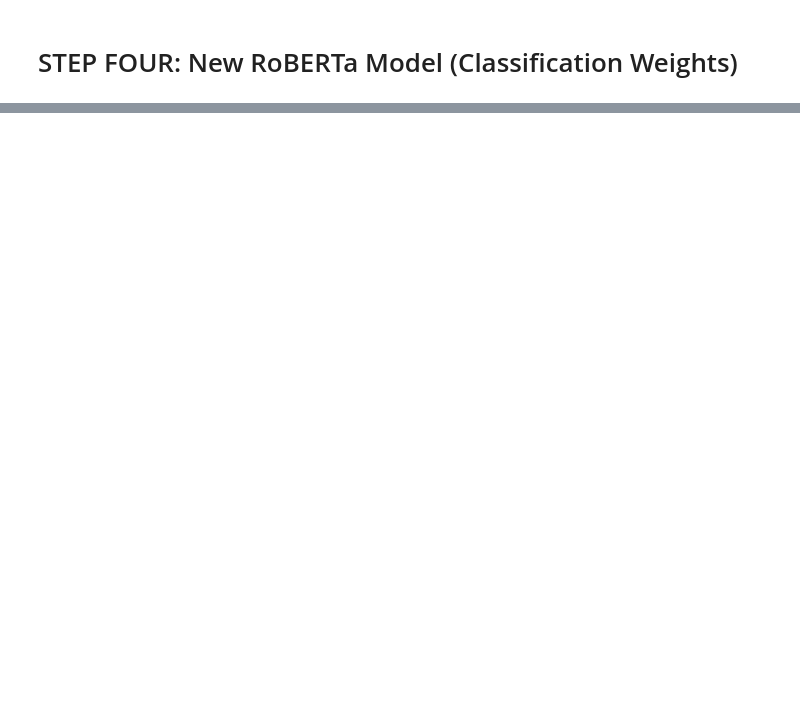
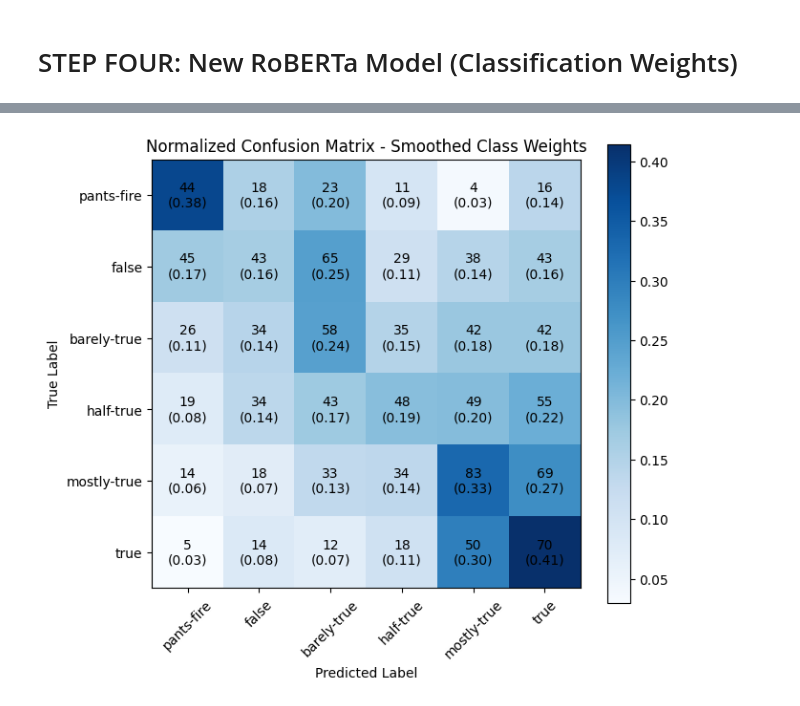
Before and after one commit to korukondarrao/LIAR_weightclassification, a Jupyter notebook: Final_Project.ipynb, the cells around one changed output, grey strips where cells are left out. Cells and saved outputs as stored; diff of their text form; code cells hidden in the pictures; blank space fills up the shorter version.

Commit message:
RoBERTa weighted classification done and Comparision between models completed and added

```diff
--- a/Final_Project.ipynb
+++ b/Final_Project.ipynb
@@ -57,6 +57,7 @@ label_map = {"pants-fire": 0, "false": 1, "barely-true": 2, "half-true": 3, "mos
 def preprocess(df):
   df = df.copy()
   df = df.dropna(subset=["statement"])
+  df["statement"] = df["statement"].astype(str)
   df["statement"] = df["statement"].str.strip()
   df["label"] = df["label"].map(label_map)
   return df[["statement", "label"]]
@@ -253,0 +330,17 @@ trainer.train()
+# %%
+from transformers import Trainer
+
+class CustomTrainer(Trainer):
+    def compute_loss(self, model, inputs, return_outputs=False, **kwargs):
+        labels = inputs.pop("labels")
+        outputs = model(**inputs)
+        logits = outputs.logits
+
+        # Convert your calculated weights to a tensor and move to the appropriate device
+        weight_tensor = torch.tensor(raw_weights, dtype=torch.float).to(model.device)
+
+        # Apply the weights to the CrossEntropyLoss
+        loss_fct = torch.nn.CrossEntropyLoss(weight=weight_tensor)
+        loss = loss_fct(logits.view(-1, self.model.config.num_labels), labels.view(-1))
+
+        return (loss, outputs) if return_outputs else loss
@@ -253,0 +383,54 @@ trainer.train()
+# %%
+from sklearn.metrics import classification_report, ConfusionMatrixDisplay
+
+predictions = trainer.predict(val_dataset)
+preds = np.argmax(predictions.predictions, axis=-1)
+true_labels = predictions.label_ids
+
+print("Classification Report:")
+print(classification_report(true_labels, preds, target_names=labels))
+
+predictions = trainer.predict(val_dataset)
+preds = np.argmax(predictions.predictions, axis=-1)
+true_labels = predictions.label_ids
+
+cm = confusion_matrix(true_labels, preds)
+
+labels = ["pants-fire", "false", "barely-true", "half-true", "mostly-true", "true"]
+
+cm_norm = cm.astype('float') / cm.sum(axis=1, keepdims=True)
+
+plt.figure(figsize=(7, 6))
+plt.imshow(cm_norm, cmap="Blues")
+plt.title("Normalized Confusion Matrix - Smoothed Class Weights")
+plt.colorbar()
+
+plt.xticks(np.arange(6), labels, rotation=45)
+plt.yticks(np.arange(6), labels)
+
+for i in range(cm.shape[0]):
+    for j in range(cm.shape[1]):
+        plt.text(j, i, f"{cm[i, j]}\n({cm_norm[i, j]:.2f})", ha="center", va="center", color="black")
+
+plt.xlabel("Predicted Label")
+plt.ylabel("True Label")
+
+plt.tight_layout()
+
+plt.savefig(RESULTS_PATH + "weighted_cm.png")
+plt.show()
+
+# Classification Report:
+#              precision    recall  f1-score   support
+#
+#  pants-fire       0.29      0.38      0.33       116
+#       false       0.27      0.16      0.20       263
+# barely-true       0.25      0.24      0.25       237
+#   half-true       0.27      0.19      0.23       248
+# mostly-true       0.31      0.33      0.32       251
+#        true       0.24      0.41      0.30       169
+#
+#    accuracy                           0.27      1284
+#   macro avg       0.27      0.29      0.27      1284
+# weighted avg      0.27      0.27      0.26      1284
+# %% [output]
@@ -253,0 +452 @@ trainer.train()
+[figure, added]
```
Also changed, not shown: parts of 15 cells of this notebook, 6 other files.
